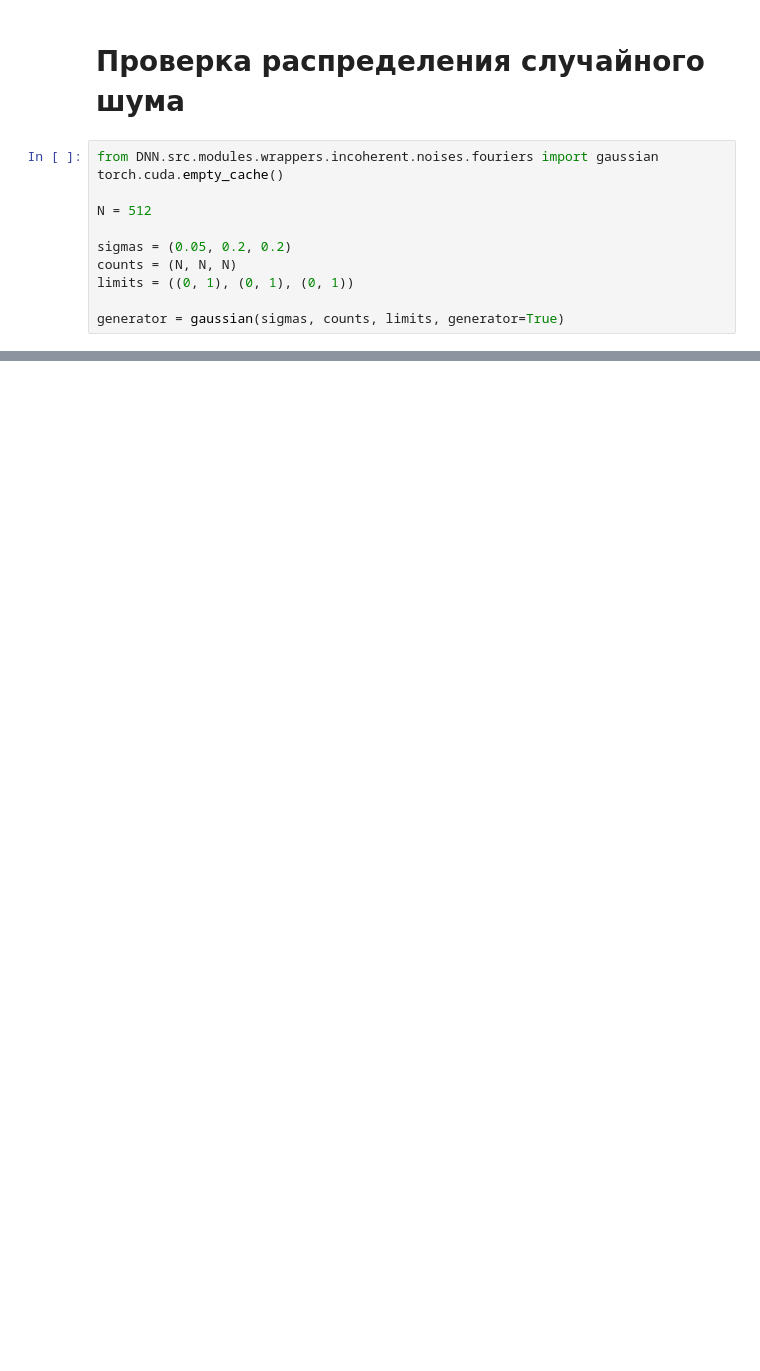
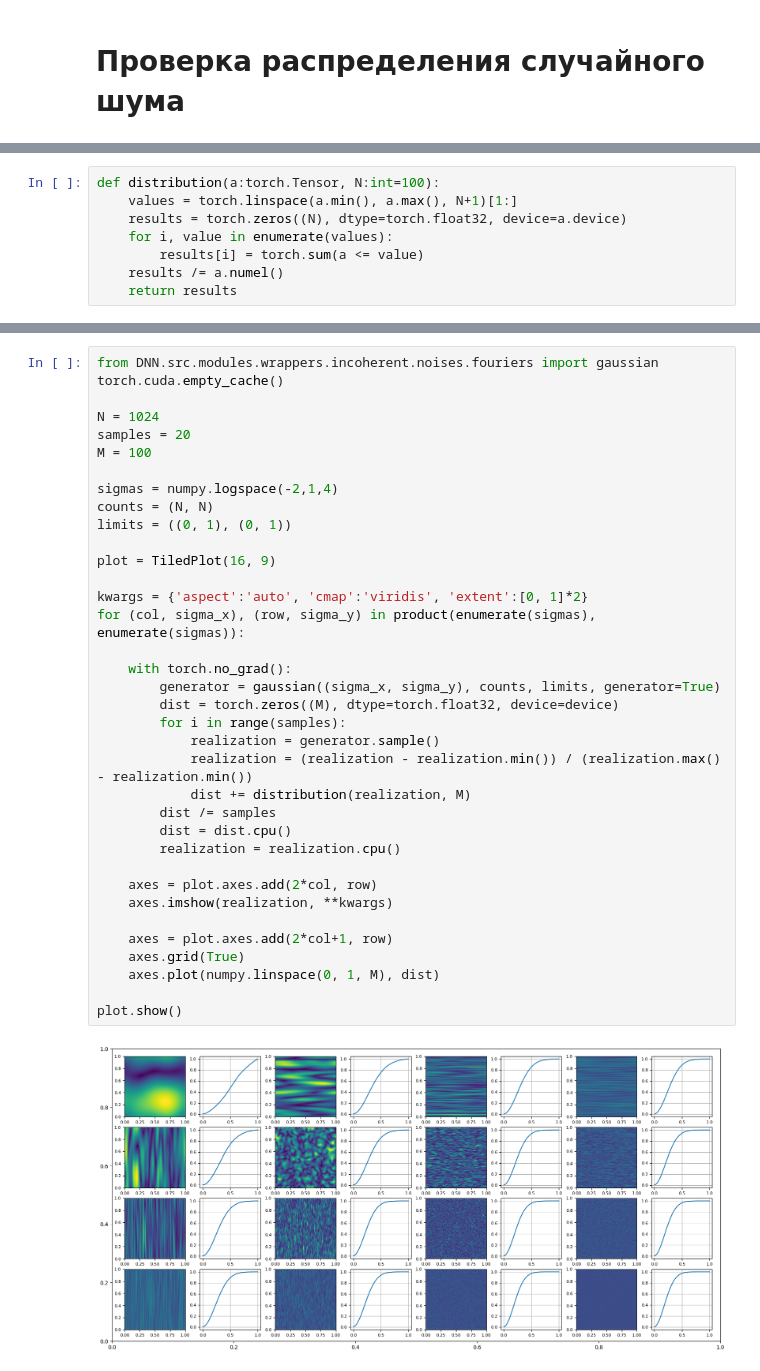
Before and after one commit to Belashov641618/DNN, a Jupyter notebook: kaggle/Distributions.ipynb, the cells around one changed output, grey strips where cells are left out. Saved outputs shown, nothing was run; the diff lists cells and outputs as text; blank space fills up the shorter version.

```diff
--- a/kaggle/Distributions.ipynb
+++ b/kaggle/Distributions.ipynb
@@ -53,13 +57,2 @@ device = torch.device('cuda' if torch.cuda.is_available() else 'cpu')
 # %% [markdown]
 # Проверка распределения случайного шума
-# %%
-from DNN.src.modules.wrappers.incoherent.noises.fouriers import gaussian
-torch.cuda.empty_cache()
-
-N = 512
-
-sigmas = (0.05, 0.2, 0.2)
-counts = (N, N, N)
-limits = ((0, 1), (0, 1), (0, 1))
-
-generator = gaussian(sigmas, counts, limits, generator=True)
@@ -84,0 +59,8 @@ NameError: name 'length' is not defined
+# %%
+def distribution(a:torch.Tensor, N:int=100):
+    values = torch.linspace(a.min(), a.max(), N+1)[1:]
+    results = torch.zeros((N), dtype=torch.float32, device=a.device)
+    for i, value in enumerate(values):
+        results[i] = torch.sum(a <= value)
+    results /= a.numel()
+    return results
@@ -84,0 +134,38 @@ NameError: name 'length' is not defined
+# %%
+from DNN.src.modules.wrappers.incoherent.noises.fouriers import gaussian
+torch.cuda.empty_cache()
+
+N = 1024
+samples = 20
+M = 100
+
+sigmas = numpy.logspace(-2,1,4)
+counts = (N, N)
+limits = ((0, 1), (0, 1))
+
+plot = TiledPlot(16, 9)
+
+kwargs = {'aspect':'auto', 'cmap':'viridis', 'extent':[0, 1]*2}
+for (col, sigma_x), (row, sigma_y) in product(enumerate(sigmas), enumerate(sigmas)):
+
+    with torch.no_grad():
+        generator = gaussian((sigma_x, sigma_y), counts, limits, generator=True)
+        dist = torch.zeros((M), dtype=torch.float32, device=device)
+        for i in range(samples):
+            realization = generator.sample()
+            realization = (realization - realization.min()) / (realization.max() - realization.min())
+            dist += distribution(realization, M)
+        dist /= samples
+        dist = dist.cpu()
+        realization = realization.cpu()
+
+    axes = plot.axes.add(2*col, row)
+    axes.imshow(realization, **kwargs)
+
+    axes = plot.axes.add(2*col+1, row)
+    axes.grid(True)
+    axes.plot(numpy.linspace(0, 1, M), dist)
+
+plot.show()
+# %% [output]
+[figure, added]
```
Also changed, not shown: parts of 10 cells of this notebook.
